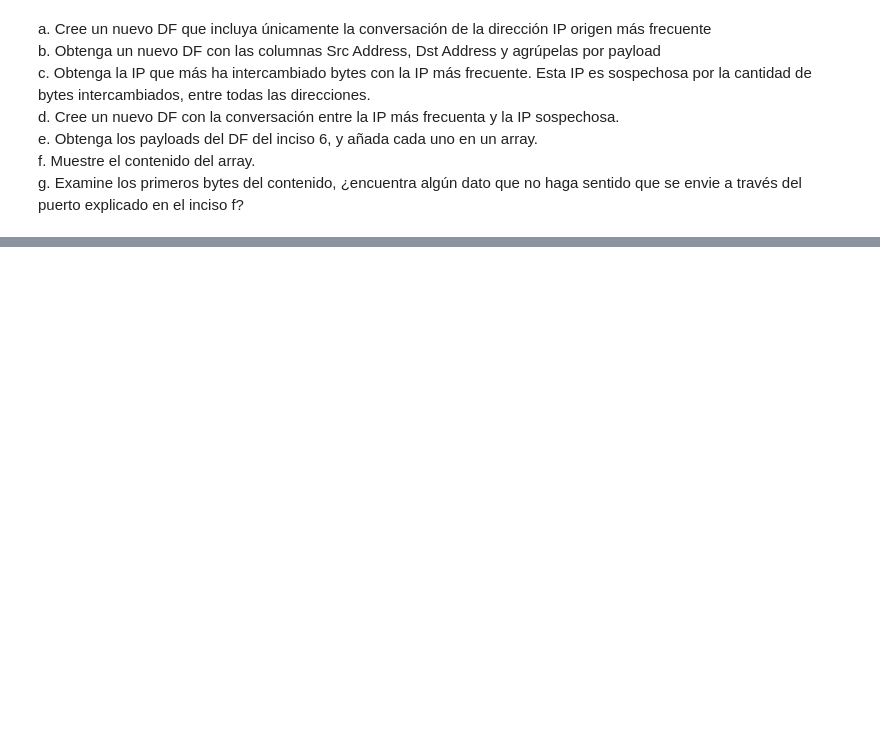
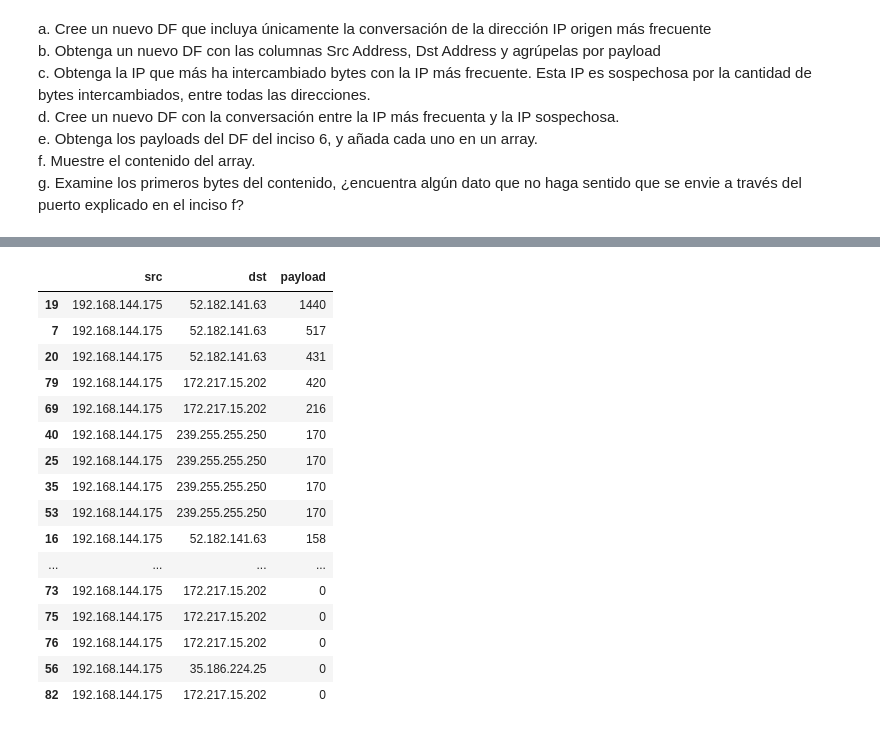
Before and after one commit to DouglasDL28/IDS, a Jupyter notebook: packet_analysis.ipynb, the cells around one changed output, grey strips where cells are left out. Saved outputs shown, nothing was run; the diff lists cells and outputs as text; code cells hidden in the pictures; blank space fills up the shorter version.

```diff
--- a/packet_analysis.ipynb
+++ b/packet_analysis.ipynb
@@ -351,0 +363,21 @@ que se envie a través del puerto explicado en el inciso f? <br>
+# %%
+payload_df = frequent_df.sort_values(by='payload', ascending=False).groupby('payload')['src', 'dst', 'payload']
+payload_df.head()
+# %% [output]
+|  | src | dst | payload |
+| 19 | 192.168.144.175 | 52.182.141.63 | 1440 |
+| 7 | 192.168.144.175 | 52.182.141.63 | 517 |
+| 20 | 192.168.144.175 | 52.182.141.63 | 431 |
+| 79 | 192.168.144.175 | 172.217.15.202 | 420 |
+| 69 | 192.168.144.175 | 172.217.15.202 | 216 |
+| 40 | 192.168.144.175 | 239.255.255.250 | 170 |
+| 25 | 192.168.144.175 | 239.255.255.250 | 170 |
+| 35 | 192.168.144.175 | 239.255.255.250 | 170 |
+| 53 | 192.168.144.175 | 239.255.255.250 | 170 |
+| 16 | 192.168.144.175 | 52.182.141.63 | 158 |
+| ... | ... | ... | ... |
+| 73 | 192.168.144.175 | 172.217.15.202 | 0 |
+| 75 | 192.168.144.175 | 172.217.15.202 | 0 |
+| 76 | 192.168.144.175 | 172.217.15.202 | 0 |
+| 56 | 192.168.144.175 | 35.186.224.25 | 0 |
+| 82 | 192.168.144.175 | 172.217.15.202 | 0 |
```
Also changed, not shown: parts of 4 cells of this notebook.
